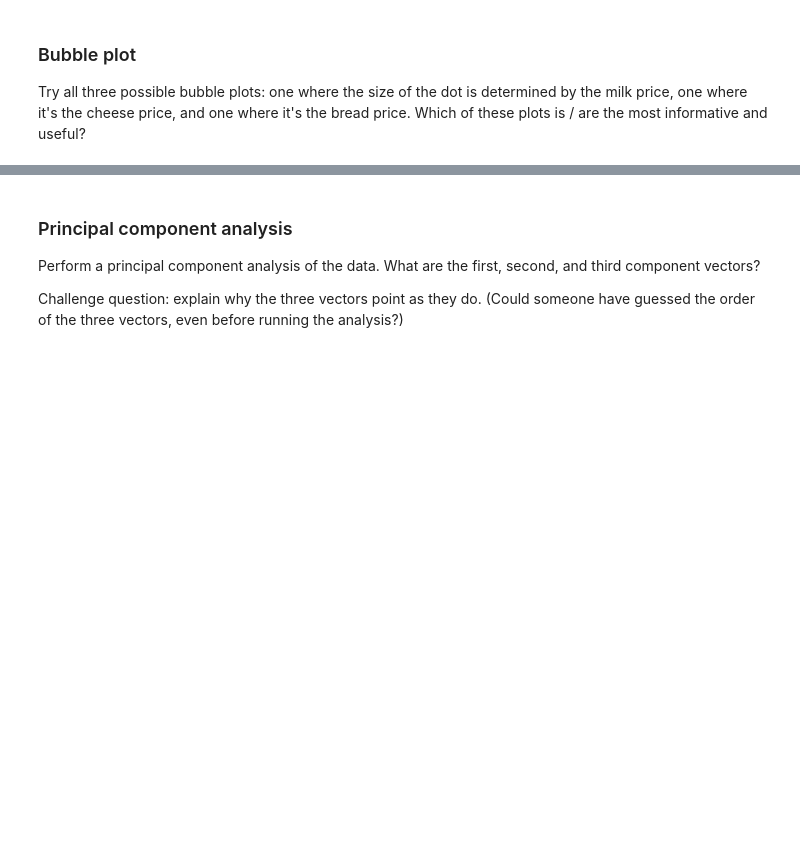
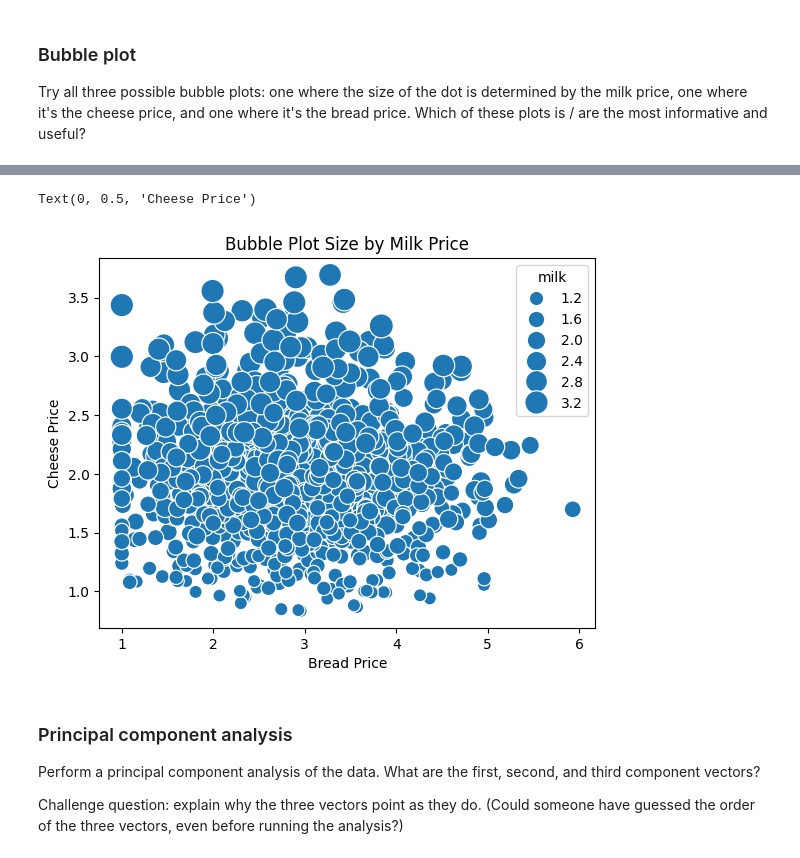
Before and after one commit to JonG-2025/Module-B-semester-2, a Jupyter notebook: Week8.ipynb, the cells around one changed output, grey strips where cells are left out. Cells and saved outputs as stored; diff of their text form; code cells hidden in the pictures; blank space fills up the shorter version.

```diff
--- a/Week8.ipynb
+++ b/Week8.ipynb
@@ -237,3 +310,14 @@ Try all three possible bubble plots: one where the size of the dot is determined
+# %%
+minmilk = df3["milk"].min()
+maxmilk = df3["milk"].max()
+maxbubble = 300
+ax = sns.scatterplot(data = df3, x = "bread", y = "cheese", size = "milk", sizes = (minmilk / maxmilk * maxbubble, maxbubble))
+ax.set_title("Bubble Plot Size by Milk Price")
+ax.set_xlabel("Bread Price")
+ax.set_ylabel("Cheese Price")
+# %% [output]
+Text(0, 0.5, 'Cheese Price')
+[figure, added]
 # %% [markdown]
 ### Principal component analysis
 
```
Also changed, not shown: parts of 19 cells of this notebook.
